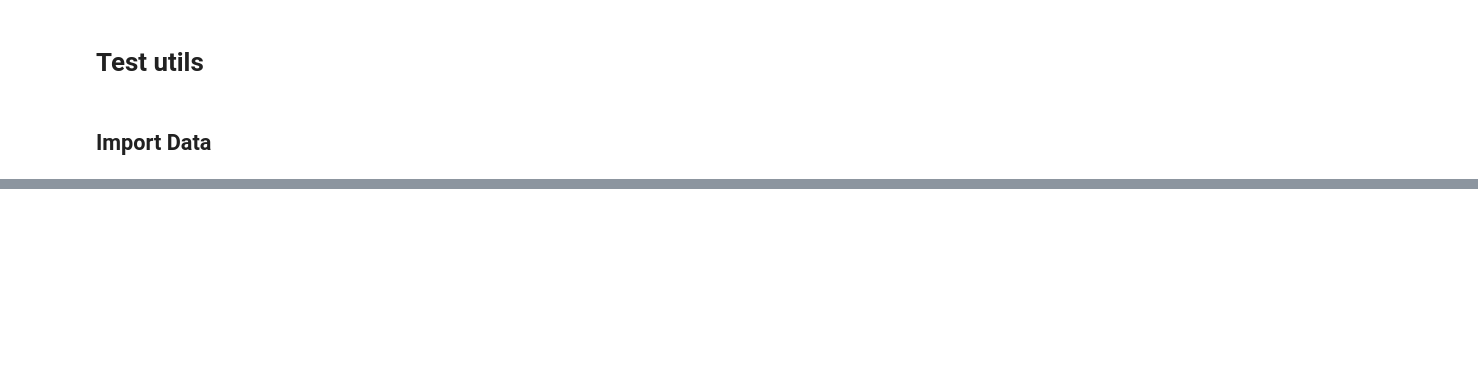
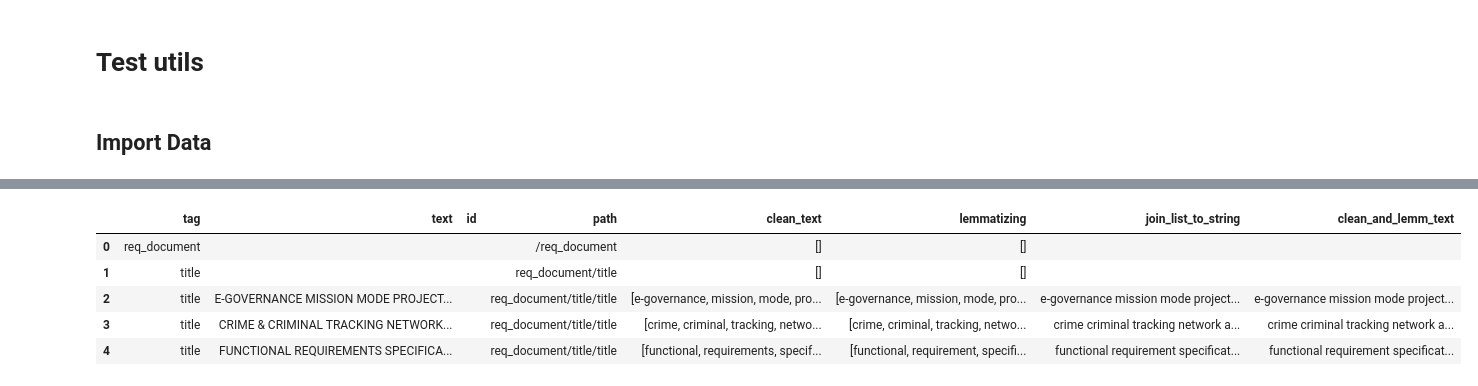
Before and after one commit to lfpneto/NLP2RE_Sandbox, a Jupyter notebook: src/test_utils.ipynb, the cells around one changed output, grey strips where cells are left out. Cells and saved outputs as stored; diff of their text form; code cells hidden in the pictures; blank space fills up the shorter version.

```diff
--- a/src/test_utils.ipynb
+++ b/src/test_utils.ipynb
@@ -47,0 +135,6 @@ display(df.head(10))
+# %%
+df['clean_text'] = df['text'].apply(lambda x: clean_text(x.lower(),False,False))
+df['lemmatizing'] = df['clean_text'].apply(lambda x: lemmatizing(x))
+df['join_list_to_string'] = df['lemmatizing'].apply(lambda x: join_list_to_string(x))
+
+df.head()
@@ -47,0 +148,10 @@ display(df.head(10))
+# %%
+df['clean_and_lemm_text'] = df['text'].apply(lambda x: clean_and_lemm_text(x))
+df.head()
+# %% [output]
+|  | tag | text | id | path | clean_text | lemmatizing | join_list_to_string | clean_and_lemm_text |
+| 0 | req_document |  |  | /req_document | [] | [] |  |  |
+| 1 | title |  |  | req_document/title | [] | [] |  |  |
+| 2 | title | E-GOVERNANCE MISSION MODE PROJECT... |  | req_document/title/title | [e-governance, mission, mode, pro... | [e-governance, mission, mode, pro... | e-governance mission mode project... | e-governance mission mode project... |
+| 3 | title | CRIME & CRIMINAL TRACKING NETWORK... |  | req_document/title/title | [crime, criminal, tracking, netwo... | [crime, criminal, tracking, netwo... | crime criminal tracking network a... | crime criminal tracking network a... |
+| 4 | title | FUNCTIONAL REQUIREMENTS SPECIFICA... |  | req_document/title/title | [functional, requirements, specif... | [functional, requirement, specifi... | functional requirement specificat... | functional requirement specificat... |
```
Also changed, not shown: parts of 5 cells of this notebook, 2 other files.
